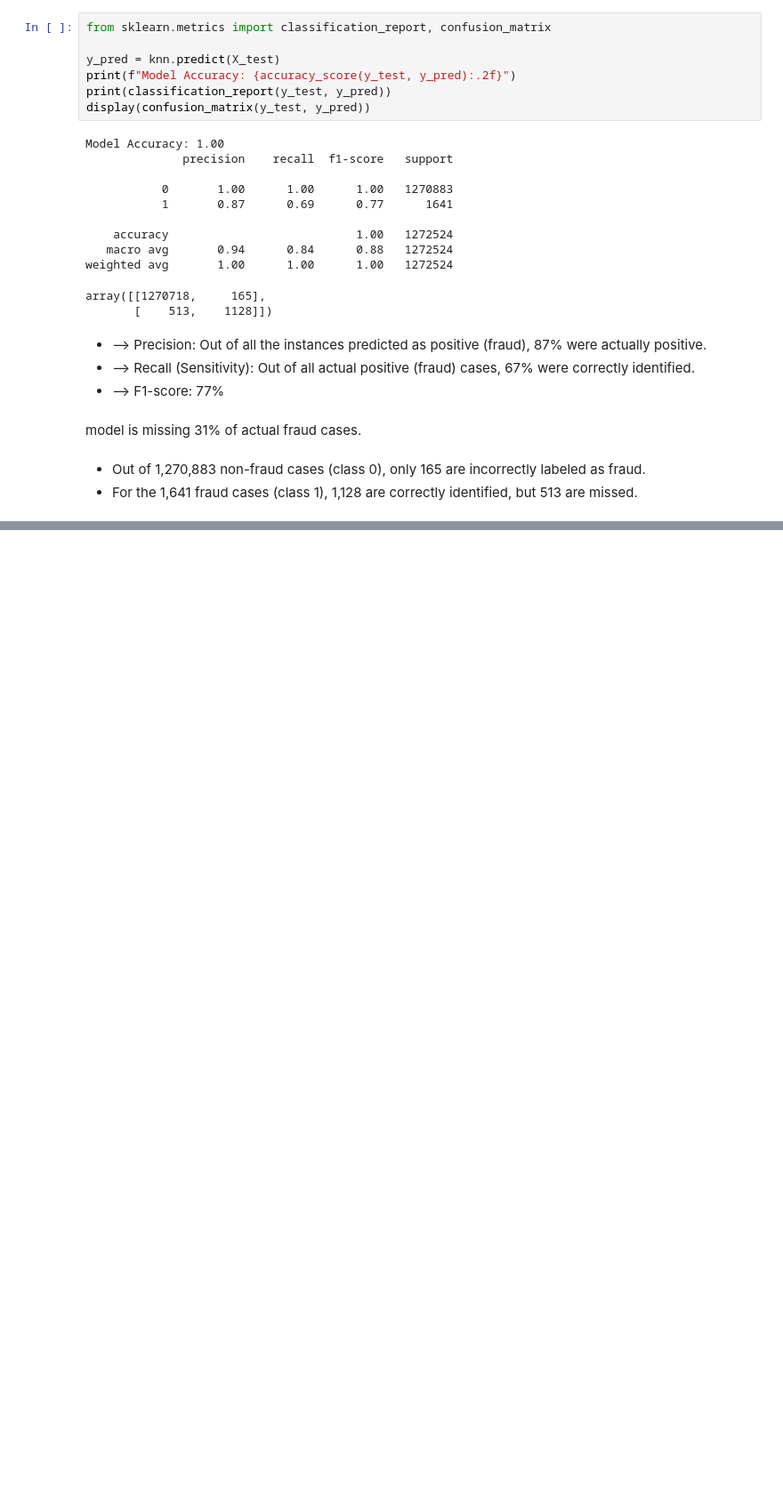
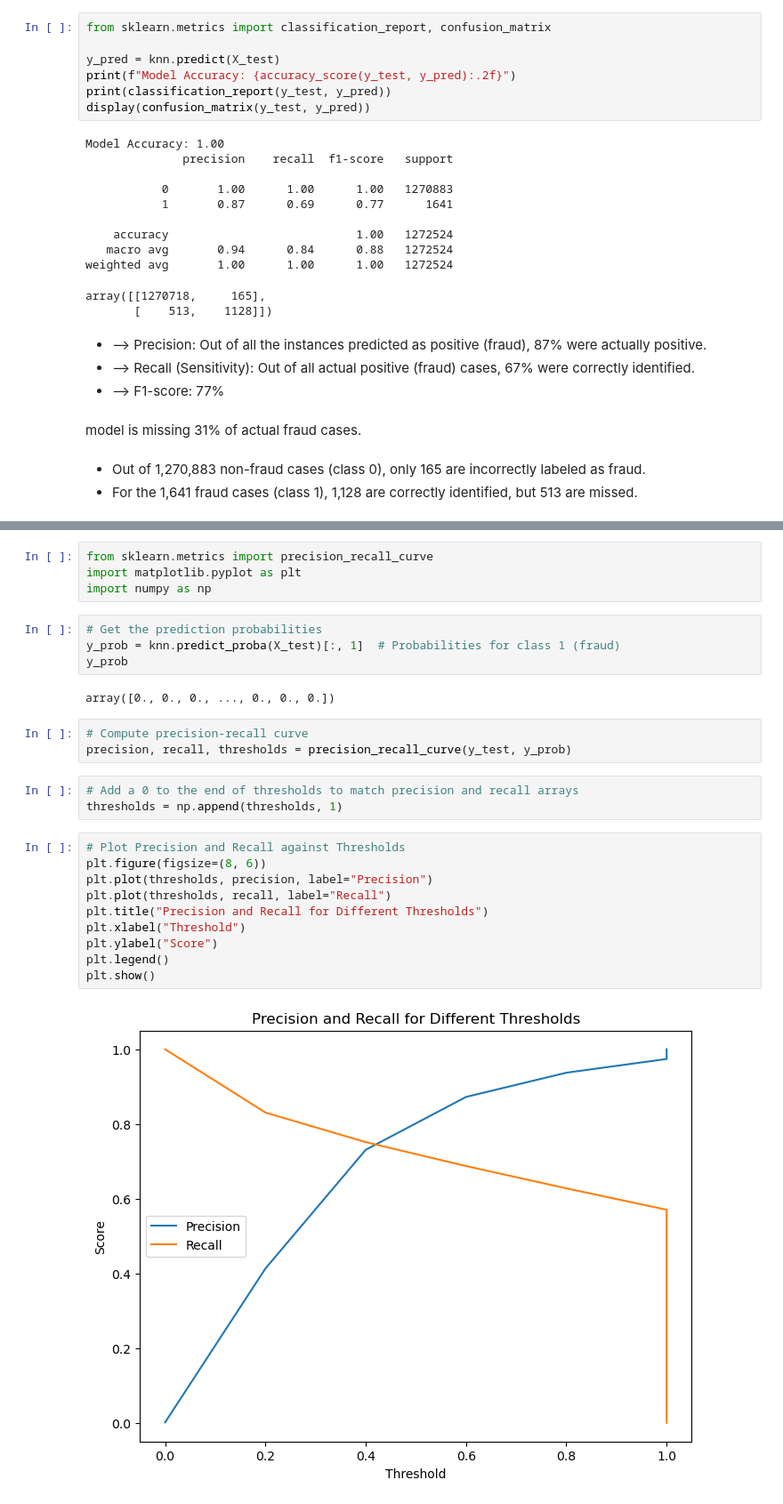
Before and after one commit to philippe2023/data-fraud-ml, a Jupyter notebook: notebook/clean-jpa.ipynb, the cells around one changed output, grey strips where cells are left out. Shown at 89% size. Cells and saved outputs as stored; diff of their text form; blank space fills up the shorter version.

```diff
--- a/notebook/clean-jpa.ipynb
+++ b/notebook/clean-jpa.ipynb
@@ -144,0 +197,28 @@ model is missing 31% of actual fraud cases.
+# %%
+from sklearn.metrics import precision_recall_curve
+import matplotlib.pyplot as plt
+import numpy as np
+# %%
+# Get the prediction probabilities
+y_prob = knn.predict_proba(X_test)[:, 1]  # Probabilities for class 1 (fraud)
+y_prob
+# %% [output]
+array([0., 0., 0., ..., 0., 0., 0.])
+# %%
+# Compute precision-recall curve
+precision, recall, thresholds = precision_recall_curve(y_test, y_prob)
+# %%
+# Add a 0 to the end of thresholds to match precision and recall arrays
+thresholds = np.append(thresholds, 1)
+# %%
+# Plot Precision and Recall against Thresholds
+plt.figure(figsize=(8, 6))
+plt.plot(thresholds, precision, label="Precision")
+plt.plot(thresholds, recall, label="Recall")
+plt.title("Precision and Recall for Different Thresholds")
+plt.xlabel("Threshold")
+plt.ylabel("Score")
+plt.legend()
+plt.show()
+# %% [output]
+[figure, added]
```
Also changed, not shown: parts of 15 cells of this notebook, 1 other file.
